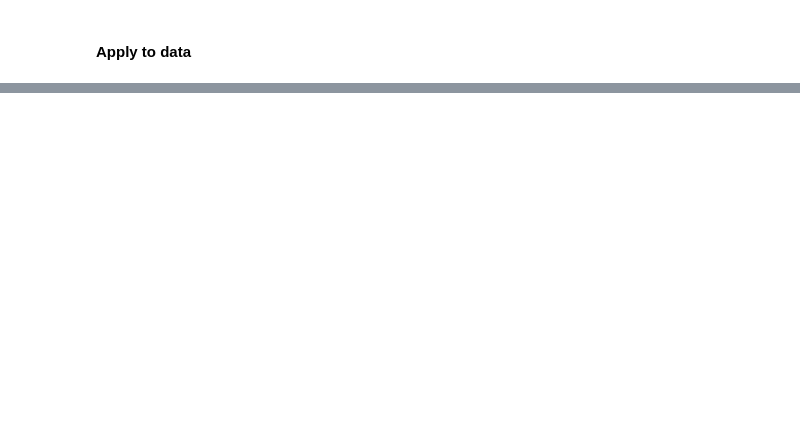
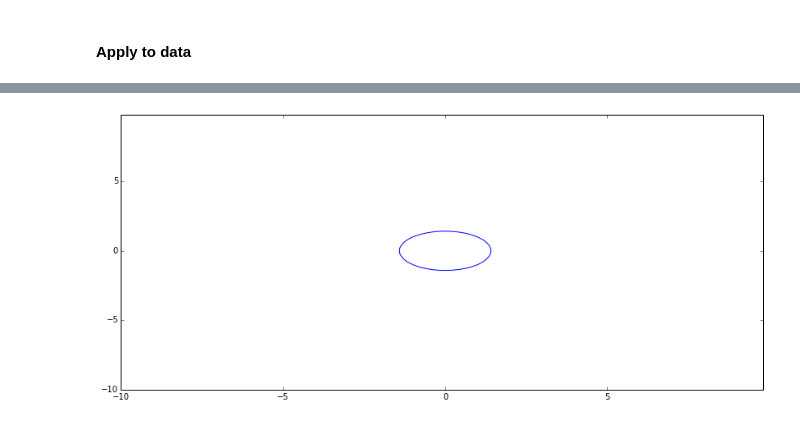
Before and after one commit to MSutt/PGM-HMW1, a Jupyter notebook: PGM-HMW1.ipynb, the cells around one changed output, grey strips where cells are left out. Cells and saved outputs as stored; diff of their text form; code cells hidden in the pictures; blank space fills up the shorter version.

```diff
--- a/PGM-HMW1.ipynb
+++ b/PGM-HMW1.ipynb
@@ -370,3 +337,11 @@ print vecteur_ligne
 print np.transpose(vecteur_colone).dot(np.array([[1,2,0],[0,1,0],[0,0,1]])).dot(vecteur_colone)
 
 print vecteur_colone.T
+# %%
+def para(X):
+    return np.array([ x[0]**2 + x[1]**2 -2 for x in X])
+# %%
+fig, axes = plt.subplots(1, 1)
+plot_frontiere([],para,axes,100)
+# %% [output]
+[figure, added]
```
Also changed, not shown: parts of 14 cells of this notebook.
